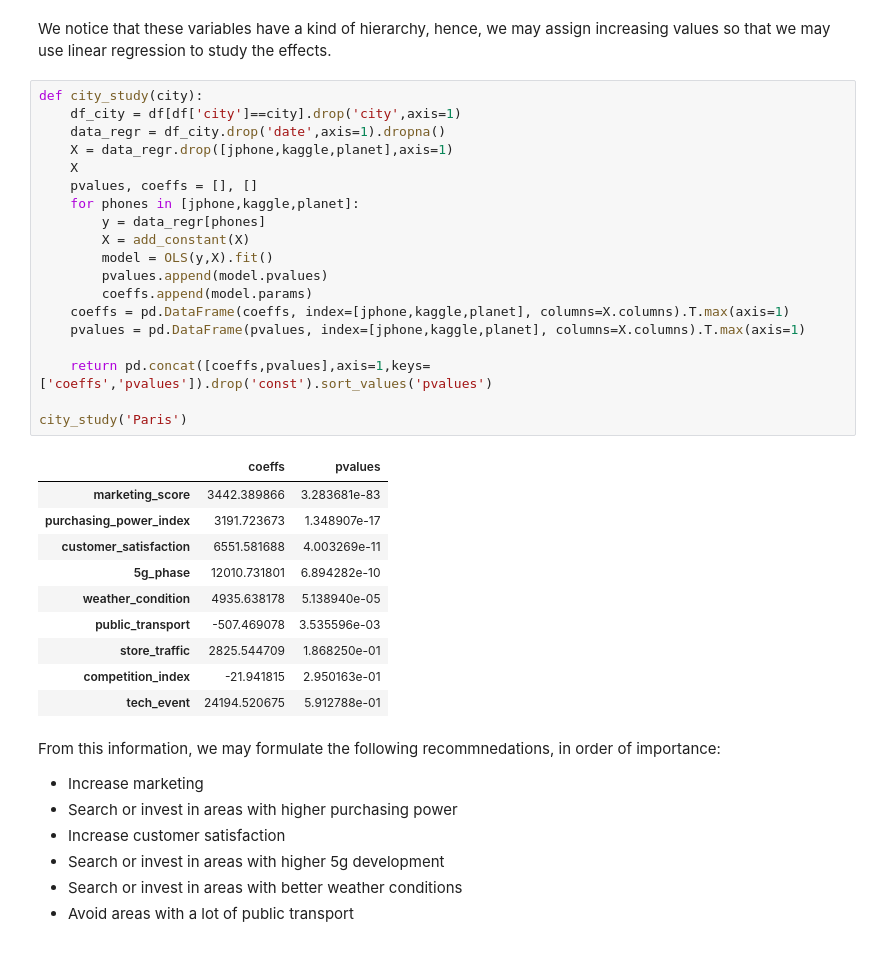
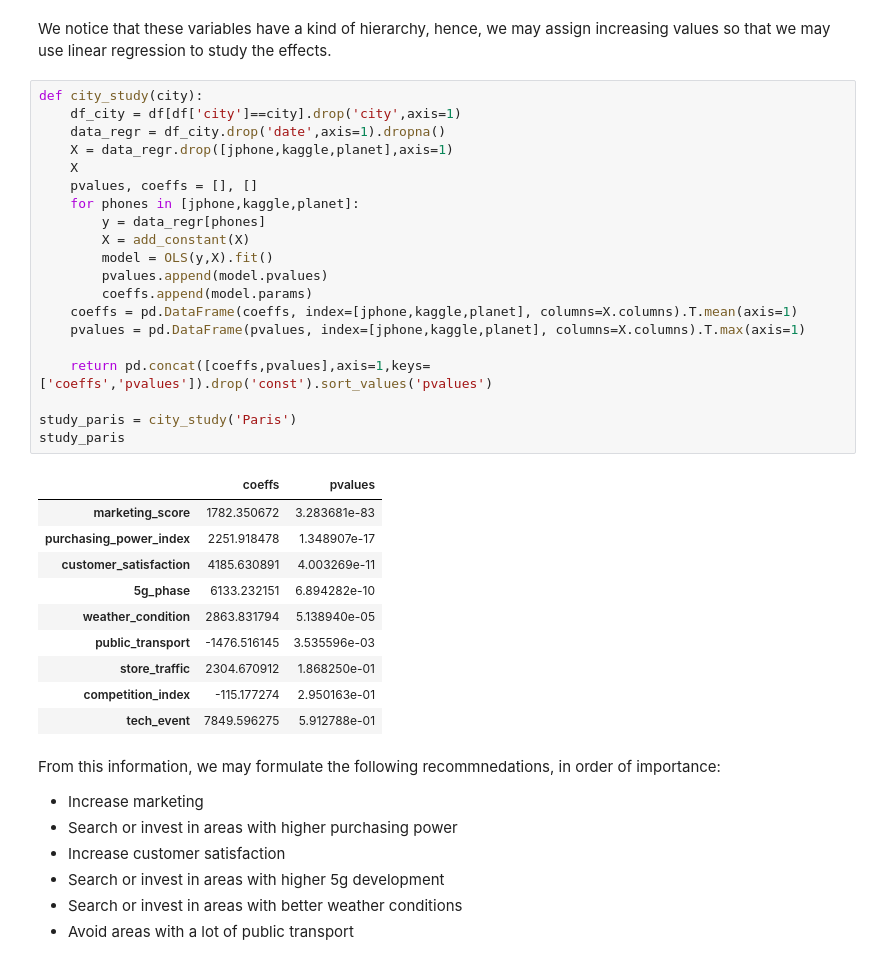
Before and after one commit to jsilvalavin/orange_test_stage, a Jupyter notebook: notebooks/exploration.ipynb, the cells around one changed output. Cells and saved outputs as stored; diff of their text form.

```diff
--- a/notebooks/exploration.ipynb
+++ b/notebooks/exploration.ipynb
@@ -511,33 +479,34 @@ We notice that these variables have a kind of hierarchy, hence, we may assign in
 # %%
 def city_study(city):
     df_city = df[df['city']==city].drop('city',axis=1)
     data_regr = df_city.drop('date',axis=1).dropna()
     X = data_regr.drop([jphone,kaggle,planet],axis=1)
     X
     pvalues, coeffs = [], []
     for phones in [jphone,kaggle,planet]:
         y = data_regr[phones]
         X = add_constant(X)
         model = OLS(y,X).fit()
         pvalues.append(model.pvalues)
         coeffs.append(model.params)
-    coeffs = pd.DataFrame(coeffs, index=[jphone,kaggle,planet], columns=X.columns).T.max(axis=1)
+    coeffs = pd.DataFrame(coeffs, index=[jphone,kaggle,planet], columns=X.columns).T.mean(axis=1)
     pvalues = pd.DataFrame(pvalues, index=[jphone,kaggle,planet], columns=X.columns).T.max(axis=1)
 
     return pd.concat([coeffs,pvalues],axis=1,keys=['coeffs','pvalues']).drop('const').sort_values('pvalues')
 
-city_study('Paris')
+study_paris = city_study('Paris')
+study_paris
 # %% [output]
 |  | coeffs | pvalues |
-| marketing_score | 3442.389866 | 3.283681e-83 |
-| purchasing_power_index | 3191.723673 | 1.348907e-17 |
-| customer_satisfaction | 6551.581688 | 4.003269e-11 |
-| 5g_phase | 12010.731801 | 6.894282e-10 |
-| weather_condition | 4935.638178 | 5.138940e-05 |
-| public_transport | -507.469078 | 3.535596e-03 |
-| store_traffic | 2825.544709 | 1.868250e-01 |
-| competition_index | -21.941815 | 2.950163e-01 |
-| tech_event | 24194.520675 | 5.912788e-01 |
+| marketing_score | 1782.350672 | 3.283681e-83 |
+| purchasing_power_index | 2251.918478 | 1.348907e-17 |
+| customer_satisfaction | 4185.630891 | 4.003269e-11 |
+| 5g_phase | 6133.232151 | 6.894282e-10 |
+| weather_condition | 2863.831794 | 5.138940e-05 |
+| public_transport | -1476.516145 | 3.535596e-03 |
+| store_traffic | 2304.670912 | 1.868250e-01 |
+| competition_index | -115.177274 | 2.950163e-01 |
+| tech_event | 7849.596275 | 5.912788e-01 |
 # %% [markdown]
 From this information, we may formulate the following recommnedations, in order of importance:
 - Increase marketing
```
Also changed, not shown: parts of 20 cells of this notebook, 3 other files.
